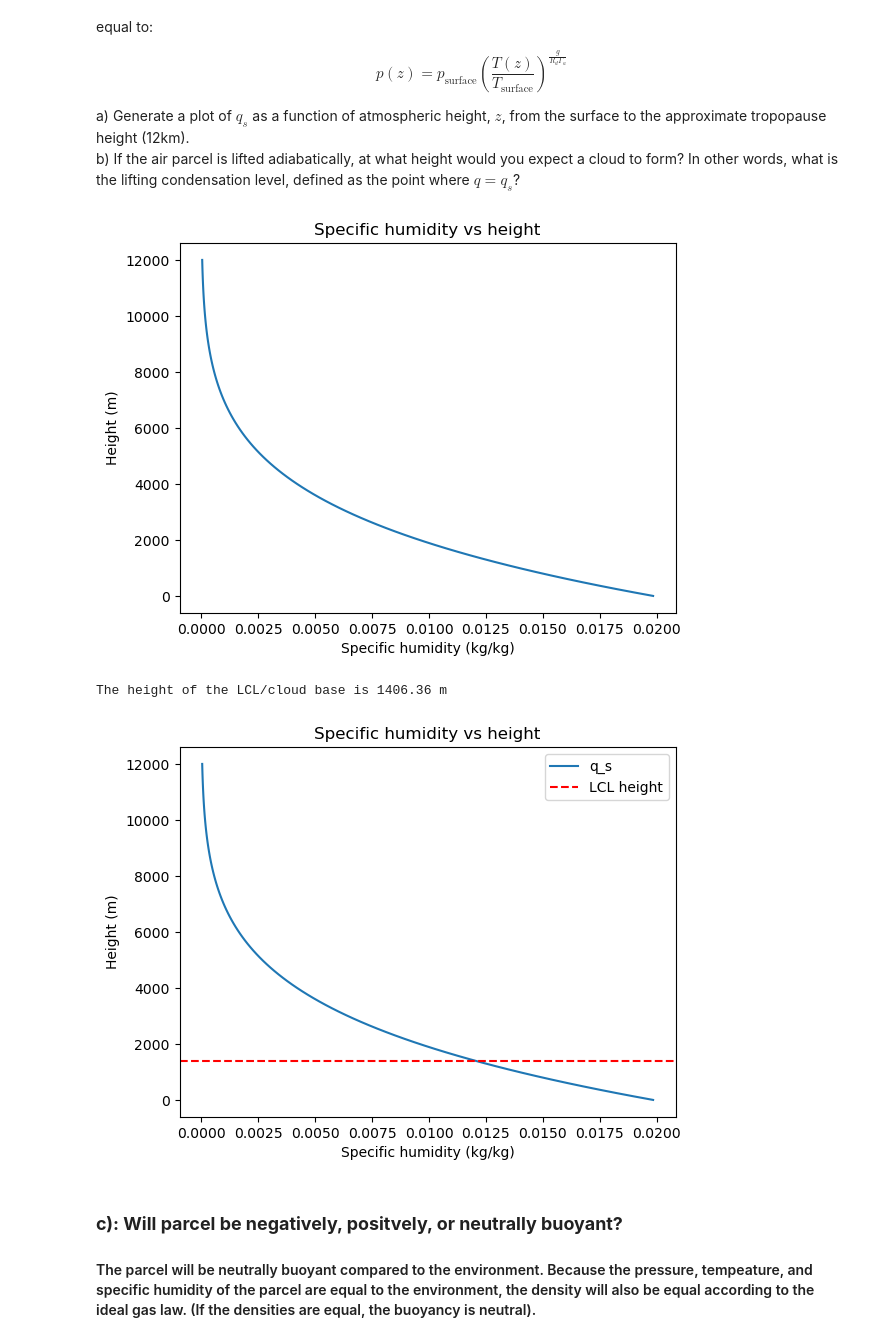
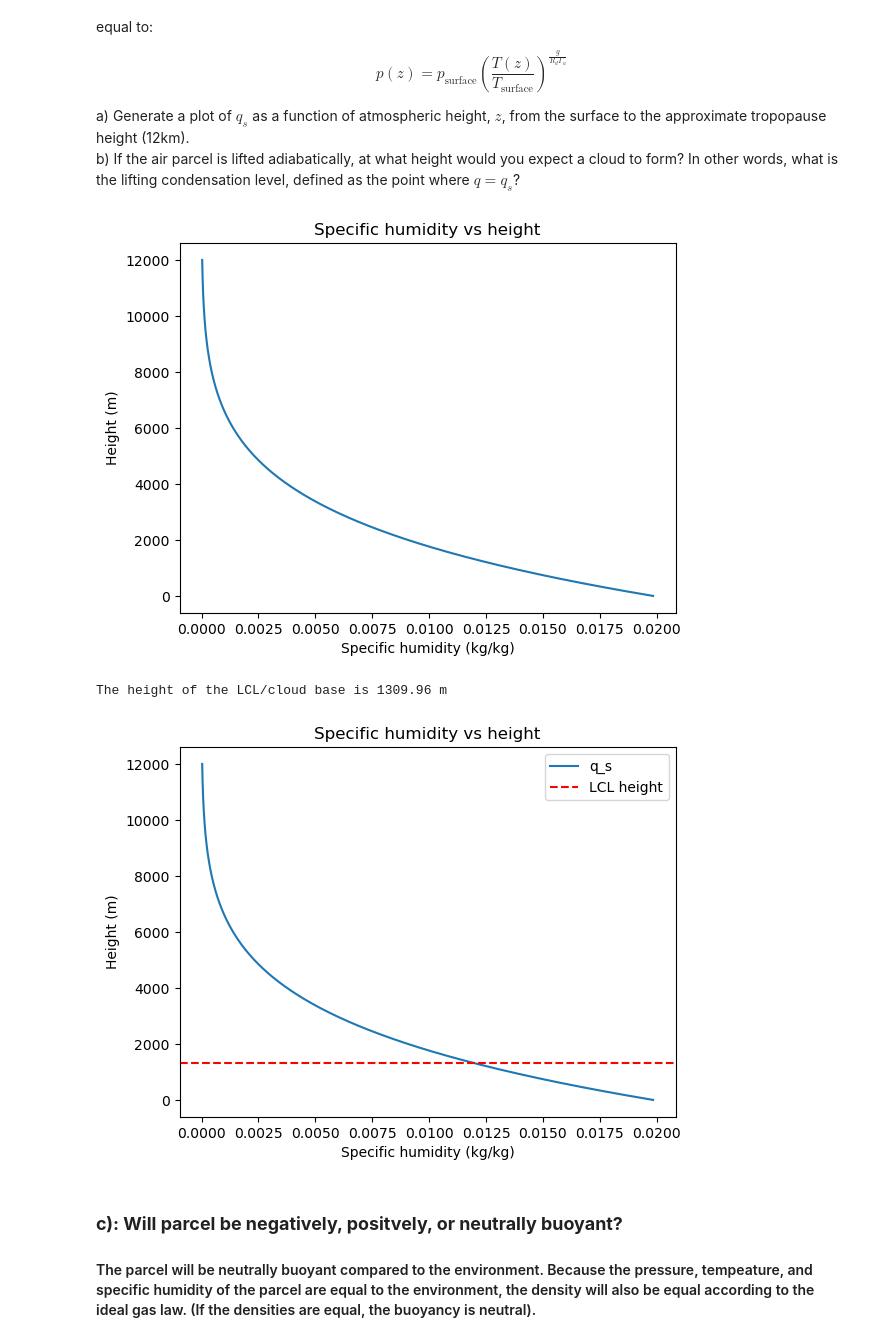
Before and after one commit to atdunwoody/EcoHydro, a Jupyter notebook: CIVE 520/HW2.ipynb, the cells around one changed output. Saved outputs shown, nothing was run; the diff lists cells and outputs as text; code cells hidden in the pictures.

```diff
--- a/CIVE 520/HW2.ipynb
+++ b/CIVE 520/HW2.ipynb
@@ -34,36 +52,36 @@ T_s = 273.15 + 25 #K surface temperature
 P_s = 101300 #Pa surface pressure
 q = 12/1000 # kg/kg specific humidity
 R_d = 287 #J/kg/K gas constant for dry air
 R_v = 461 #J/kg/K gas constant for water vapor
 epsilon = R_d / R_v #ratio of gas constants
 L_v = 2.5 * 10**6 #J/kg latent heat of vaporization
 rho_water = 1000 #kg/m^3 density of water
 g = 9.81 #m/s^2 acceleration due to gravity
 c_p = 1005 #J/kg/K specific heat of dry air at constant pressure
 
 
-z = np.linspace(0, 12000, 100) #height in meters
+z = np.linspace(0, 12000, 1000) #create an array of evenly spaced heights from 0 to 12 km
 
 def calc_ambient_temp(z):
     return T_s - ambient_lapse_rate * z
 
 def calc_ambient_pressure(z):
-    return P_s * (calc_ambient_temp(z)/T_s)**(g / (ambient_lapse_rate * R_d))
+    return P_s * (calc_ambient_temp(z)/T_s)**(g / (dry_lapse_rate * R_d))
 
 def calc_e_sat(T):
     return 611 * np.exp((L_v / R_v) * (1 / 273.15 - 1 / T))
 
 def q_s(z):
     return epsilon * calc_e_sat(calc_ambient_temp(z)) / calc_ambient_pressure(z)
 
 
 plt.plot(q_s(z), z)
 plt.xlabel('Specific humidity (kg/kg)')
 plt.ylabel('Height (m)')
 plt.title('Specific humidity vs height')
 plt.show()
 # %% [output]
-[figure, old version]
+[figure, new version]
 # %%
 #Part b: At what height does LCL occur? (i.e. where does q_s = q?)
 
@@ -71,7 +89,6 @@ import scipy.optimize as opt
 
 LCL_height = opt.fsolve(lambda z: q_s(z) - q, 0)[0]
 
-#format the height to 2 decimal places
 print(f"The height of the LCL/cloud base is {LCL_height:.2f} m")
 
 #Check answer by plotting q_s and q
@@ -83,8 +100,8 @@ plt.title('Specific humidity vs height')
 plt.legend()
 plt.show()
 # %% [output]
-The height of the LCL/cloud base is 1406.36 m
+The height of the LCL/cloud base is 1309.96 m
-[figure, old version]
+[figure, new version]
 # %% [markdown]
 ### **c): Will parcel be negatively, positvely, or neutrally buoyant?**
 #### The parcel will be neutrally buoyant compared to the environment. Because the pressure, tempeature, and specific humidity of the parcel are equal to the environment, the density will also be equal according to the ideal gas law. (If the densities are equal, the buoyancy is neutral).
```
Also changed, not shown: parts of 7 cells of this notebook, 6 other files.
